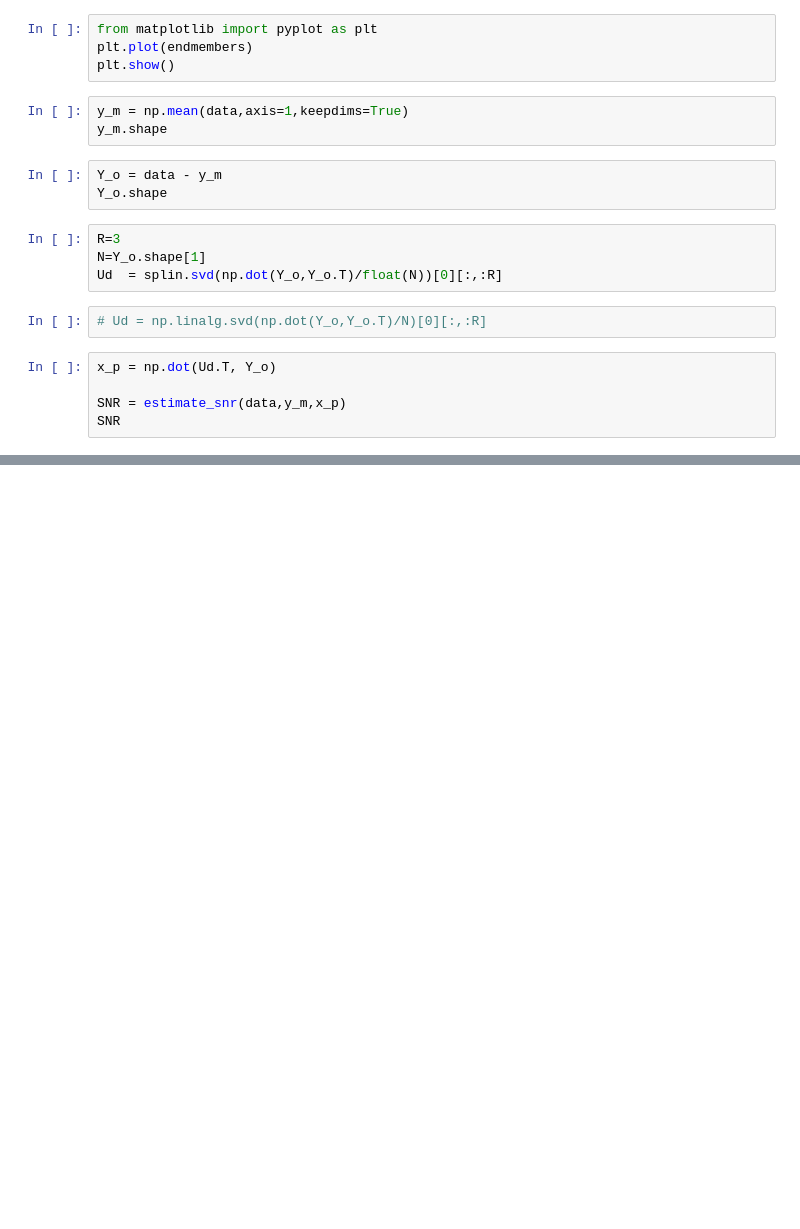
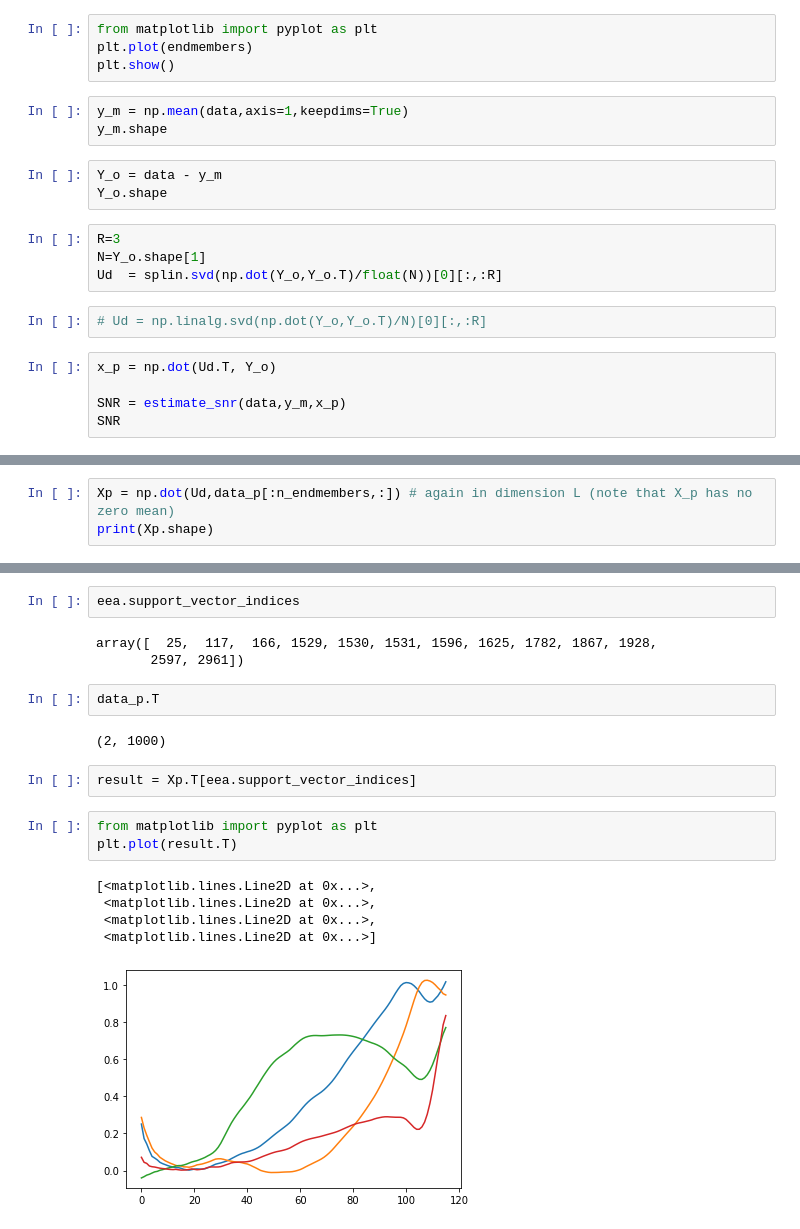
Before and after one commit to SolidusAbi/HySpecLab, a Jupyter notebook: notebooks/unmixing/eea.ipynb, the cells around one changed output, grey strips where cells are left out. Saved outputs shown, nothing was run; the diff lists cells and outputs as text; blank space fills up the shorter version.

```diff
--- a/notebooks/unmixing/eea.ipynb
+++ b/notebooks/unmixing/eea.ipynb
@@ -332,0 +402,3 @@ SNR
+# %%
+Xp = np.dot(Ud,data_p[:n_endmembers,:]) # again in dimension L (note that X_p has no zero mean)
+print(Xp.shape)
@@ -332,0 +449,20 @@ SNR
+# %%
+eea.support_vector_indices
+# %% [output]
+array([  25,  117,  166, 1529, 1530, 1531, 1596, 1625, 1782, 1867, 1928,
+       2597, 2961])
+# %%
+data_p.T
+# %% [output]
+(2, 1000)
+# %%
+result = Xp.T[eea.support_vector_indices]
+# %%
+from matplotlib import pyplot as plt
+plt.plot(result.T)
+# %% [output]
+[<matplotlib.lines.Line2D at 0x...>,
+ <matplotlib.lines.Line2D at 0x...>,
+ <matplotlib.lines.Line2D at 0x...>,
+ <matplotlib.lines.Line2D at 0x...>]
+[figure, added]
```
Also changed, not shown: parts of 15 cells of this notebook.
